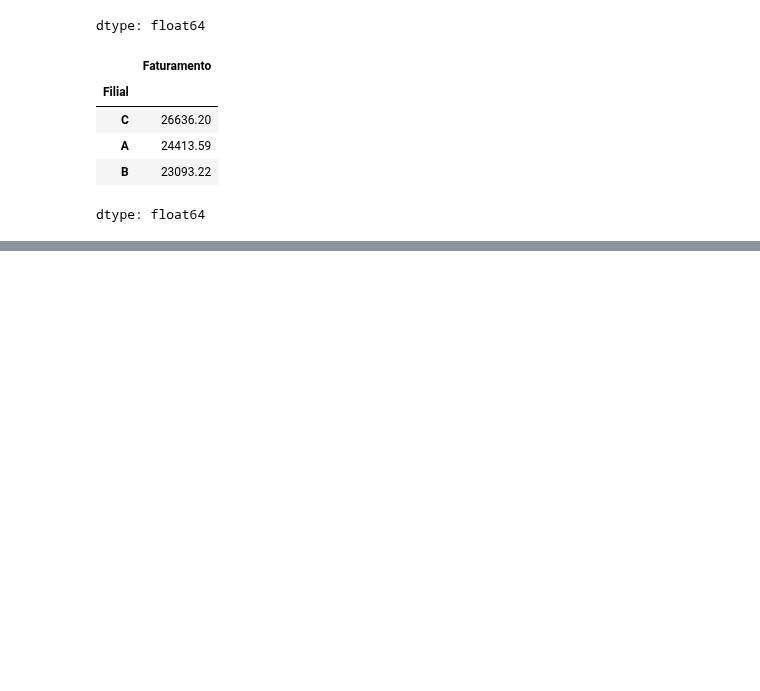
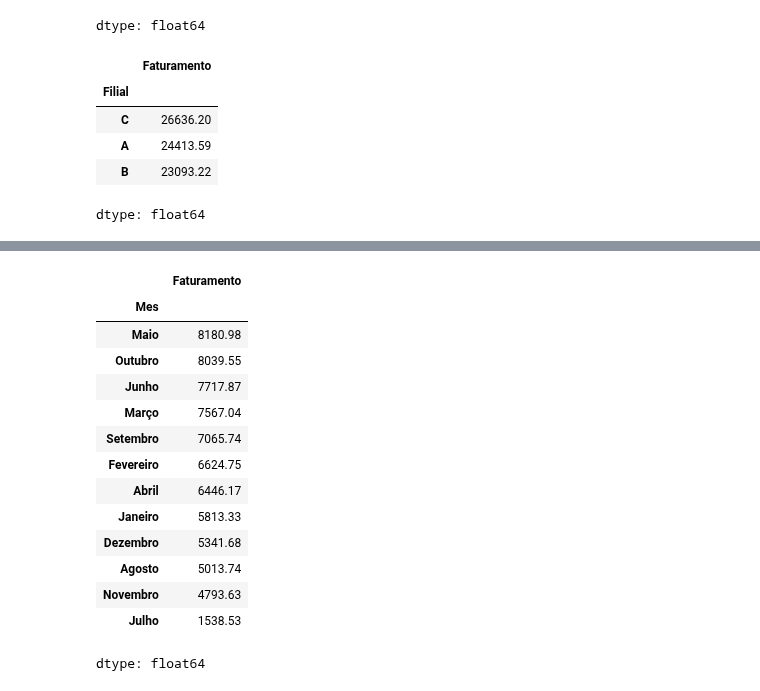
Before and after one commit to EduardaSantosDiniz/Atividade1-Java, a Jupyter notebook: PraticandoPythoni.ipynb, the cells around one changed output, grey strips where cells are left out. Saved outputs shown, nothing was run; the diff lists cells and outputs as text; code cells hidden in the pictures; blank space fills up the shorter version.

```diff
--- a/PraticandoPythoni.ipynb
+++ b/PraticandoPythoni.ipynb
@@ -137,3 +136,33 @@ df.groupby(['Filial'])['Faturamento'].sum().sort_values(ascending = False)
 | A | 24413.59 |
 | B | 23093.22 |
 dtype: float64
+# %%
+df
+
+def verifca_mes(Data):
+  if Data.month == 1:
+    return 'Janeiro'
+  if Data.month == 2:
+    return 'Fevereiro'
+  if Data.month == 3:
+    return 'Março'
+  if Data.month == 4:
+    return 'Abril'
+  if Data.month == 5:
+    return 'Maio'
+  if Data.month == 6:
+    return 'Junho'
+  if Data.month == 7:
+    return 'Julho'
+  if Data.month == 8:
+    return 'Agosto'
+  if Data.month == 9:
+    return 'Setembro'
+  if Data.month == 10:
+    return 'Outubro'
+  if Data.month == 11:
+    return 'Novembro'
+  if Data.month == 12:
+    return 'Dezembro'
+df['Mes'] = df['Data'].apply(verifca_mes)
+df
@@ -139,0 +183,19 @@ dtype: float64
+# %%
+filtro_mes = df.groupby(['Mes'])['Faturamento'].sum().sort_values(ascending = False)
+filtro_mes
+# %% [output]
+|  | Faturamento |
+| Mes |  |
+| Maio | 8180.98 |
+| Outubro | 8039.55 |
+| Junho | 7717.87 |
+| Março | 7567.04 |
+| Setembro | 7065.74 |
+| Fevereiro | 6624.75 |
+| Abril | 6446.17 |
+| Janeiro | 5813.33 |
+| Dezembro | 5341.68 |
+| Agosto | 5013.74 |
+| Novembro | 4793.63 |
+| Julho | 1538.53 |
+dtype: float64
```
Also changed, not shown: parts of 3 cells of this notebook.
